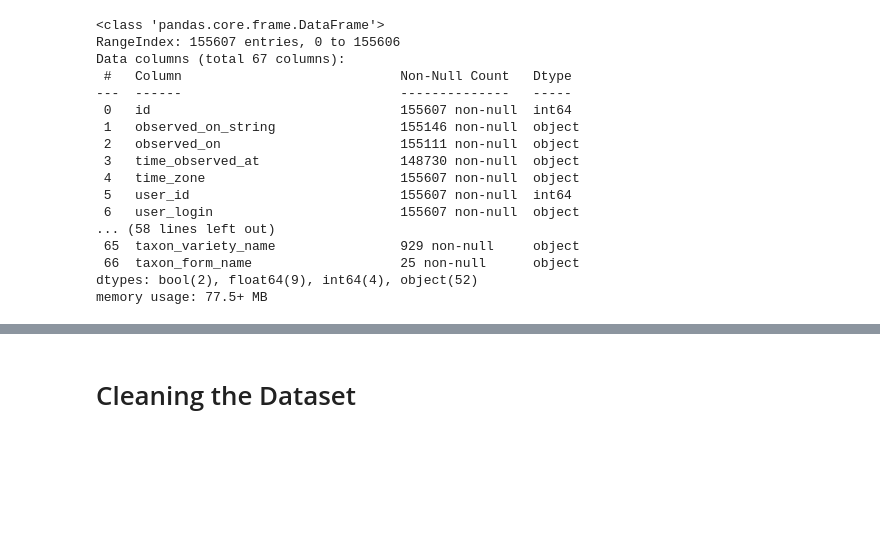
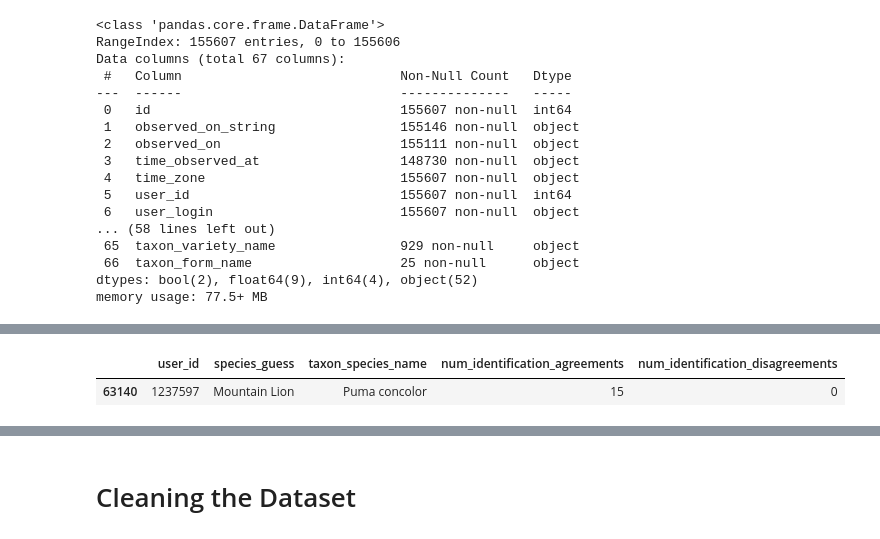
Before and after one commit to mccoolgrime/BrainStationCapstone, a Jupyter notebook: notebooks/Spicata_Clean_and_Prep.ipynb, the cells around one changed output, grey strips where cells are left out. Cells and saved outputs as stored; diff of their text form; code cells hidden in the pictures; blank space fills up the shorter version.

```diff
--- a/notebooks/Spicata_Clean_and_Prep.ipynb
+++ b/notebooks/Spicata_Clean_and_Prep.ipynb
@@ -195,0 +212,5 @@ memory usage: 77.5+ MB
+# %%
+data_sp[data_sp["num_identification_agreements"]==15][["user_id", "species_guess", "taxon_species_name", "num_identification_agreements", "num_identification_disagreements"]]
+# %% [output]
+|  | user_id | species_guess | taxon_species_name | num_identification_agreements | num_identification_disagreements |
+| 63140 | 1237597 | Mountain Lion | Puma concolor | 15 | 0 |
```
Also changed, not shown: parts of 22 cells of this notebook.
